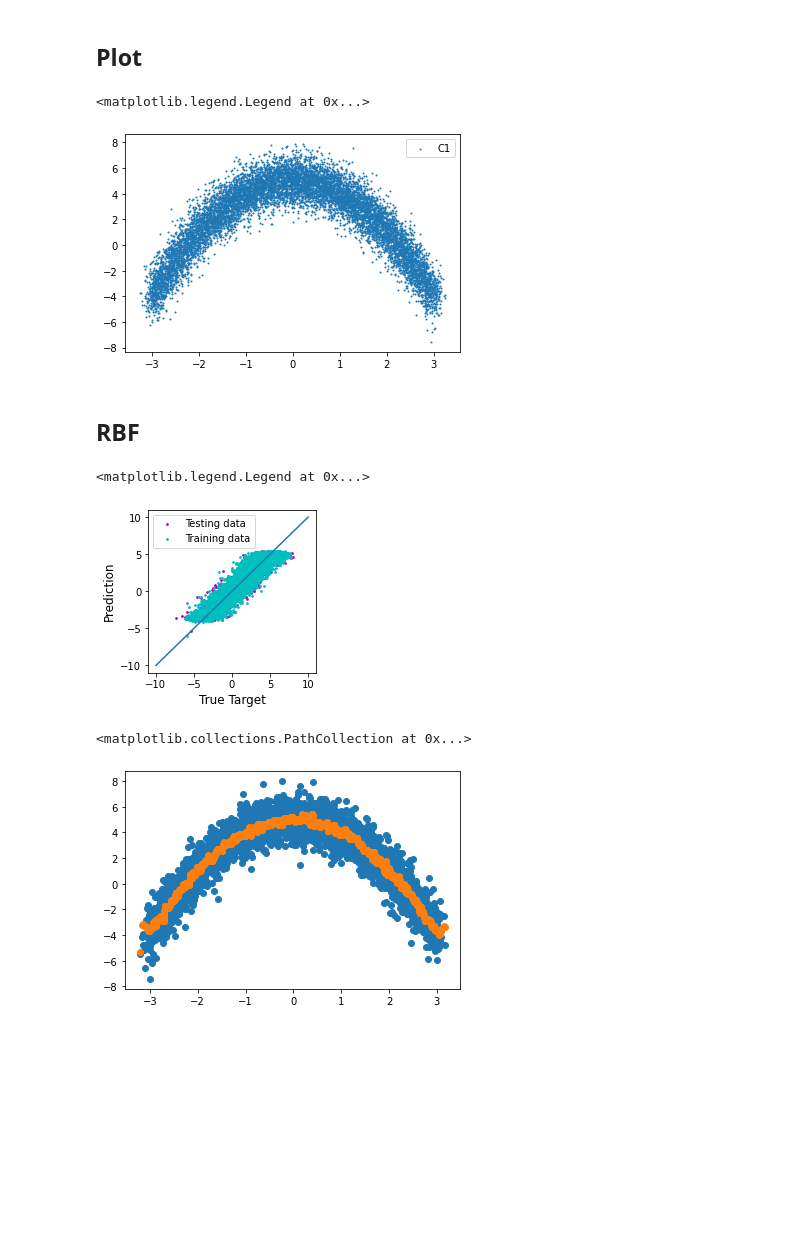
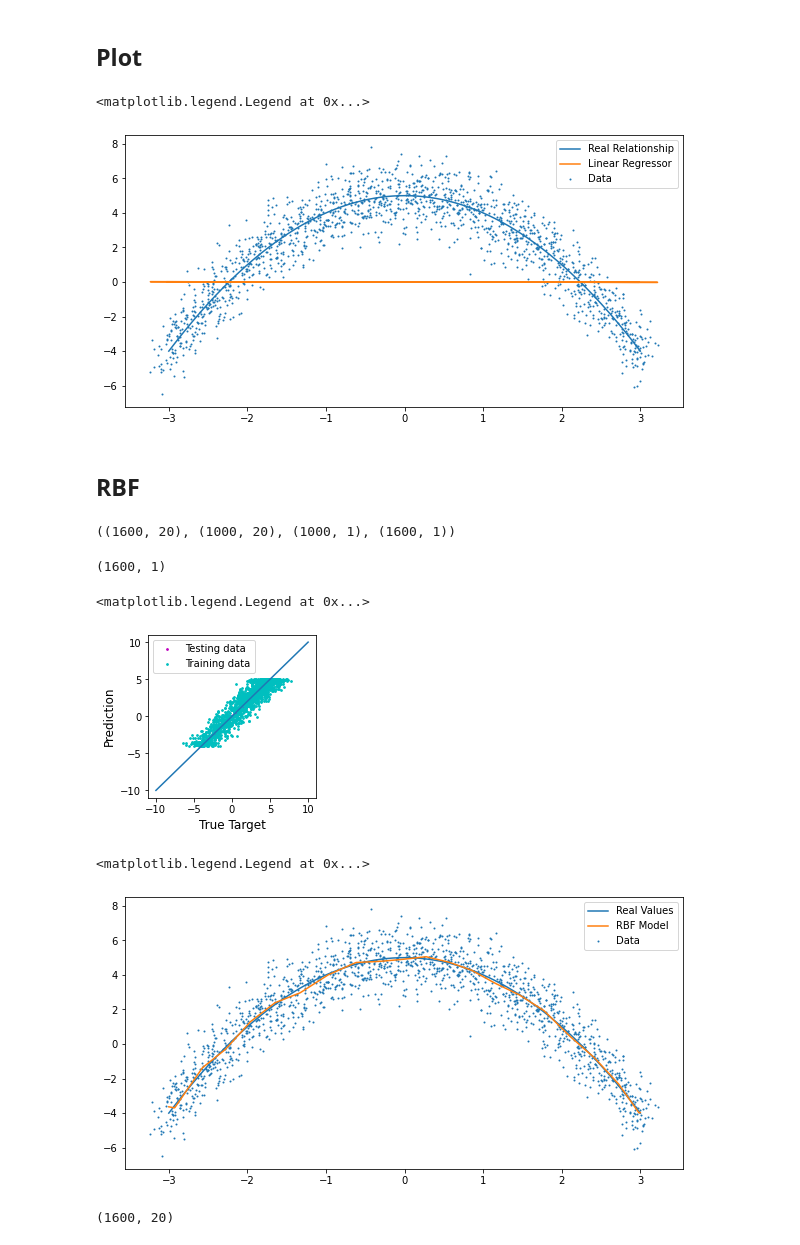
Before and after one commit to diegounzueta/Medium-Articles-, a Jupyter notebook: RBFs.ipynb, the cells around one changed output. Drawn from its saved outputs; the diff is of its cells as text; code cells hidden in the pictures; blank space fills up the shorter version.

```diff
--- a/RBFs.ipynb
+++ b/RBFs.ipynb
@@ -8,12 +9,13 @@ from sklearn.metrics import mean_squared_error
 # %% [markdown]
 ## Synthetic Data
 # %%
-x = np.linspace(-3,3,100)
+scale = 40
+x = np.linspace(-3,3,scale)
 y = -x**2 + 5
 
-x_dist = np.asarray([np.asarray([np.random.normal(i,0.1) for j in range(100)]) for i in x])
+x_dist = np.asarray([np.asarray([np.random.normal(i,0.1) for j in range(scale)]) for i in x])
 
-y_dist = np.asarray([np.asarray([np.random.normal(i,1) for j in range(100)]) for i in y])
+y_dist = np.asarray([np.asarray([np.random.normal(i,1) for j in range(scale)]) for i in y])
 y_flat = y_dist.flatten()
 x_flat = x_dist.flatten()
 
@@ -21,11 +26,14 @@ data = np.array([x_flat, y_flat]).T
 # %% [markdown]
 ## Plot
 # %%
-plt.scatter(data[:,0], data[:,1], s = 1, label = "C1")
-
+plt.figure(figsize = (10,5))
+plt.scatter(data[:,0], data[:,1], s = 1, label = "Data")
+plt.plot(X_test,y_test, label = "Real Relationship")
+w = ((X.T@X)**-1)@X.T@y
+plt.plot(X,w*X, label = "Linear Regressor")
 plt.legend()
 # %% [output]
 <matplotlib.legend.Legend at 0x...>
-[figure, old version]
+[figure, new version]
 # %% [markdown]
 ## RBF
@@ -92,7 +98,15 @@ X_test, X_train, y_test, y_train, yh, yh_train = improved_model(X_train, y_train
+# %%
+U.shape, Utest.shape, yh.shape, yh_train.shape
+# %% [output]
+((1600, 20), (1000, 20), (1000, 1), (1600, 1))
+# %%
+yh_train.shape
+# %% [output]
+(1600, 1)
 # %%
 fig, ax = plt.subplots(figsize=(3,3))
 ax.scatter(y_test, yh, c="m", s=3, label = "Testing data")
-ax.scatter(y_train, yh_train, c="c", s=3, label =  "Training data")
+ax.scatter(y, yh_train, c="c", s=3, label =  "Training data")
 plt.plot(np.linspace(-10,10,10), np.linspace(-10,10,10))
 # ax.set_ylim(-2, 2)
 # ax.set_xlim(-2, 2)
@@ -103,10 +117,18 @@ ax.set_ylabel("Prediction", fontsize=12)
 plt.legend()
 # %% [output]
 <matplotlib.legend.Legend at 0x...>
-[figure, old version]
+[figure, new version]
 # %%
-plt.scatter(X_test,y_test)
-plt.scatter(X_test,yh)
+plt.figure(figsize = (10,5))
+
+plt.plot(X_test,y_test, label = "Real Values")
+plt.plot(X_test,yh, label = "RBF Model")
+plt.scatter(data[:,0], data[:,1], s = 1, label = "Data")
+plt.legend()
 # %% [output]
-<matplotlib.collections.PathCollection at 0x...>
+<matplotlib.legend.Legend at 0x...>
-[figure, old version]
+[figure, new version]
+# %%
+U.shape
+# %% [output]
+(1600, 20)
```
Also changed, not shown: parts of 12 cells of this notebook.
